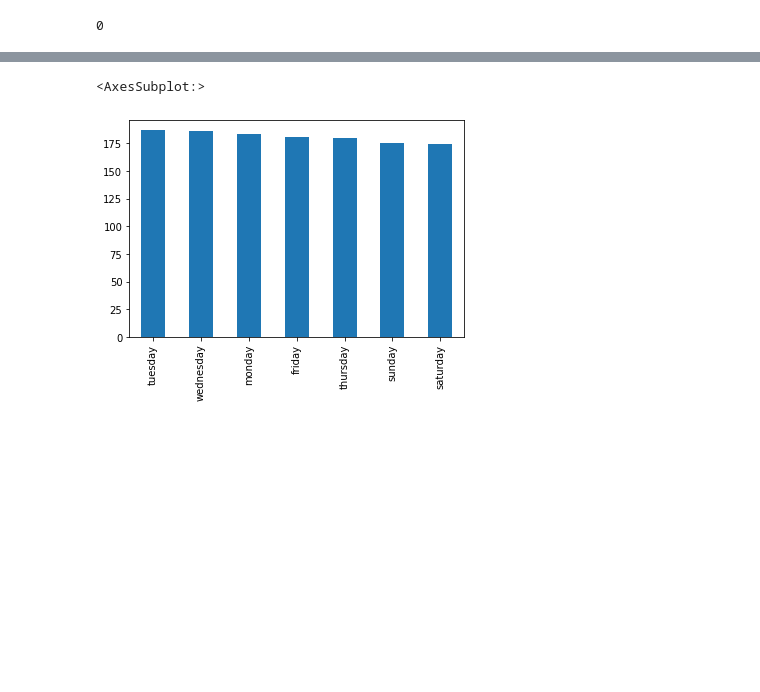
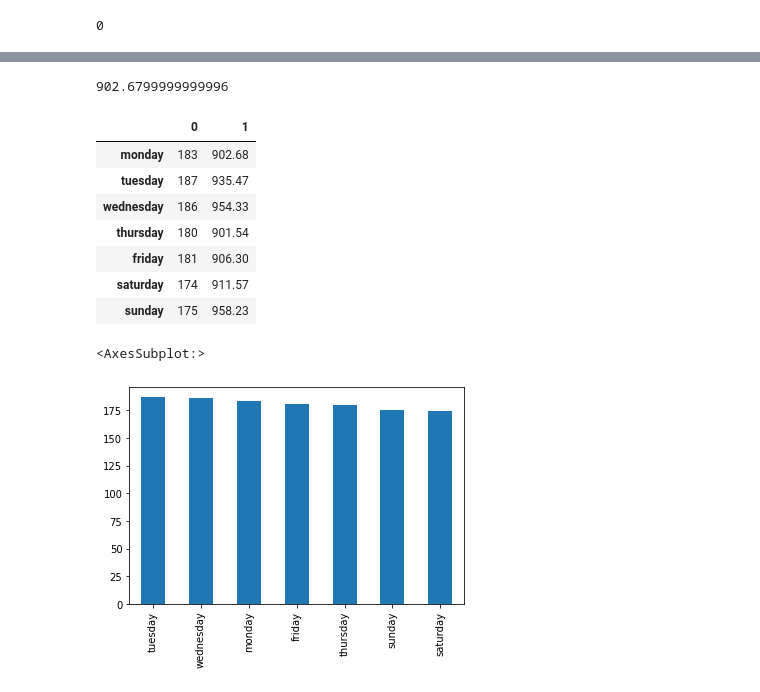
Before and after one commit to sbogucki12/workoutdata, a Jupyter notebook: run-analysis.ipynb, the cells around one changed output, grey strips where cells are left out. Saved outputs shown, nothing was run; the diff lists cells and outputs as text; code cells hidden in the pictures; blank space fills up the shorter version.

```diff
--- a/run-analysis.ipynb
+++ b/run-analysis.ipynb
@@ -43,5 +51,13 @@ runDates[2].weekday()
 # %%
 weekDays = []
+mondaySum = 0
+tuesdaySum = 0
+wednesdaySum = 0
+thursdaySum = 0
+fridaySum = 0
+saturdaySum = 0
+sundaySum = 0
 
 for i, v in runDates.items():
-    weekDays.append(runDates[i].weekday())
+    weekday = runDates[i].weekday()
+    weekDays.append(weekday)
@@ -48,3 +80,7 @@ for i, v in runDates.items():
+# %%
+mondaySum
+# %% [output]
+902.6799999999996
 # %%
 monday = 0
 tuesday = 0
@@ -76,3 +117,14 @@ daySeries = pd.Series(dayCounts, dayLabels).sort_values(ascending=False)
+# %%
+df2
+# %% [output]
+|  | 0 | 1 |
+| monday | 183 | 902.68 |
+| tuesday | 187 | 935.47 |
+| wednesday | 186 | 954.33 |
+| thursday | 180 | 901.54 |
+| friday | 181 | 906.30 |
+| saturday | 174 | 911.57 |
+| sunday | 175 | 958.23 |
 # %%
 daySeries.plot.bar()
 # %% [output]
```
Also changed, not shown: parts of 12 cells of this notebook, 3 other files.
